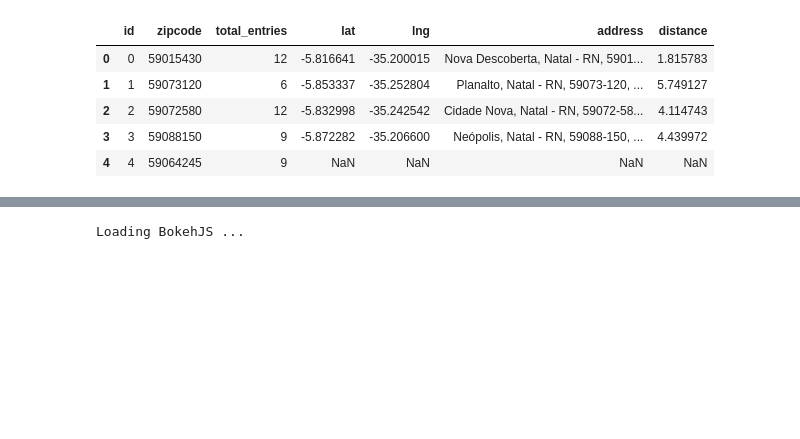
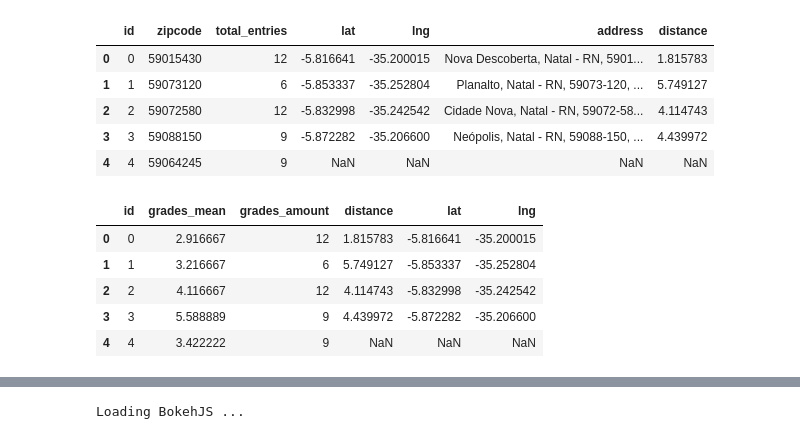
Before and after one commit to Bib7/Big-Data, a Jupyter notebook: Solution_Unit_2_Project_4.ipynb, the cells around one changed output, grey strips where cells are left out. Drawn from its saved outputs; the diff is of its cells as text; code cells hidden in the pictures; blank space fills up the shorter version.

Commit message:
Add students vs grades mean HeatMap

```diff
--- a/Solution_Unit_2_Project_4.ipynb
+++ b/Solution_Unit_2_Project_4.ipynb
@@ -90,6 +101,17 @@ students_summary_df.rename(
 )
 
 students_summary_df['distance'] = students_geolocation[students_geolocation['id'] == students_summary_df['id']]['distance']
+students_summary_df['lat'] = students_geolocation[students_geolocation['id'] == students_summary_df['id']]['lat']
+students_summary_df['lng'] = students_geolocation[students_geolocation['id'] == students_summary_df['id']]['lng']
+# %%
+students_summary_df.head()
+# %% [output]
+|  | id | grades_mean | grades_amount | distance | lat | lng |
+| 0 | 0 | 2.916667 | 12 | 1.815783 | -5.816641 | -35.200015 |
+| 1 | 1 | 3.216667 | 6 | 5.749127 | -5.853337 | -35.252804 |
+| 2 | 2 | 4.116667 | 12 | 4.114743 | -5.832998 | -35.242542 |
+| 3 | 3 | 5.588889 | 9 | 4.439972 | -5.872282 | -35.206600 |
+| 4 | 4 | 3.422222 | 9 | NaN | NaN | NaN |
 # %%
 grades_x_distance = pd.DataFrame({
     'distance': students_summary_df['distance'],
```
Also changed, not shown: parts of 6 cells of this notebook.
